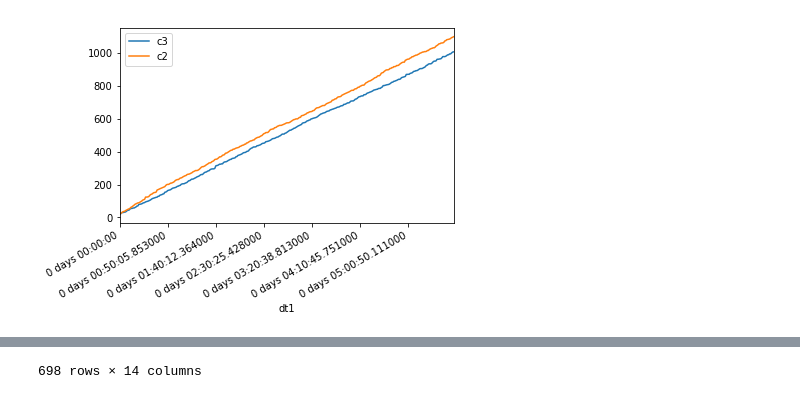
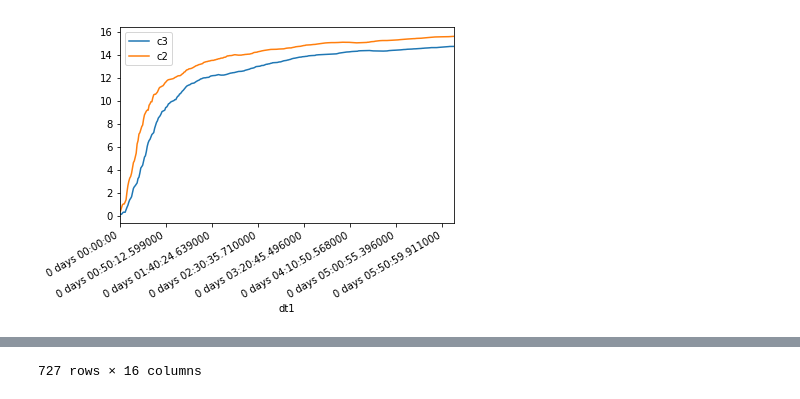
Before and after one commit to paulbalaji/drone-sim, a Jupyter notebook: codebase/analysis/analysis.ipynb, the cells around one changed output, grey strips where cells are left out. Drawn from its saved outputs; the diff is of its cells as text; code cells hidden in the pictures.

Commit message:
plotted avg wait/delivery times on graphs now

```diff
--- a/codebase/analysis/analysis.ipynb
+++ b/codebase/analysis/analysis.ipynb
@@ -3,26 +3,28 @@ import pandas as pd
 import matplotlib.pyplot as plt
 from dateutil.parser import *
 # %%
-inputfile = "31may_0049_test.txt"
-yaxis = 'profit'
+inputfile = "02jun_2242.txt"
+yaxis = 'avgWaitTime'
 
 df = pd.read_table(inputfile, " ")
 
 df['dt1'] = df['dt1'] + " " + df['dt2'] + " " + df['dt3'] + " " + df['dt4']
 df = df.drop(['dt2', 'dt3', 'dt4', 'collisions', 'unknown'], axis=1)
 df['dt1'] = df['dt1'].apply(lambda x: pd.to_datetime(parse(x)))
 minval = df['dt1'].min()
 df['dt1'] = df['dt1'].apply(lambda x: x - minval)
 df = df.sort_values(by='dt1')
 df['profit'] = ((df['revenue'] - df['costs'])/100) - df['penalties']
+df['avgDelTime'] = df['avgDelTime'] / 60
+df['avgWaitTime'] = df['avgWaitTime'] / 60
 c3 = df.loc[df['controller'] == 3]
 c2 = df.loc[df['controller'] == 2]
 
 ax = c3.plot(x='dt1', y=yaxis)
 c2.plot(x='dt1', y=yaxis, ax=ax)
 ax.legend(["c3", "c2"]);
 plt.show()
 
 df
 # %% [output]
-[figure, old version]
+[figure, new version]
@@ -46 +48 @@ df
-698 rows × 14 columns
+727 rows × 16 columns
```
Also changed, not shown: parts of 1 cell of this notebook, 1 other file.
